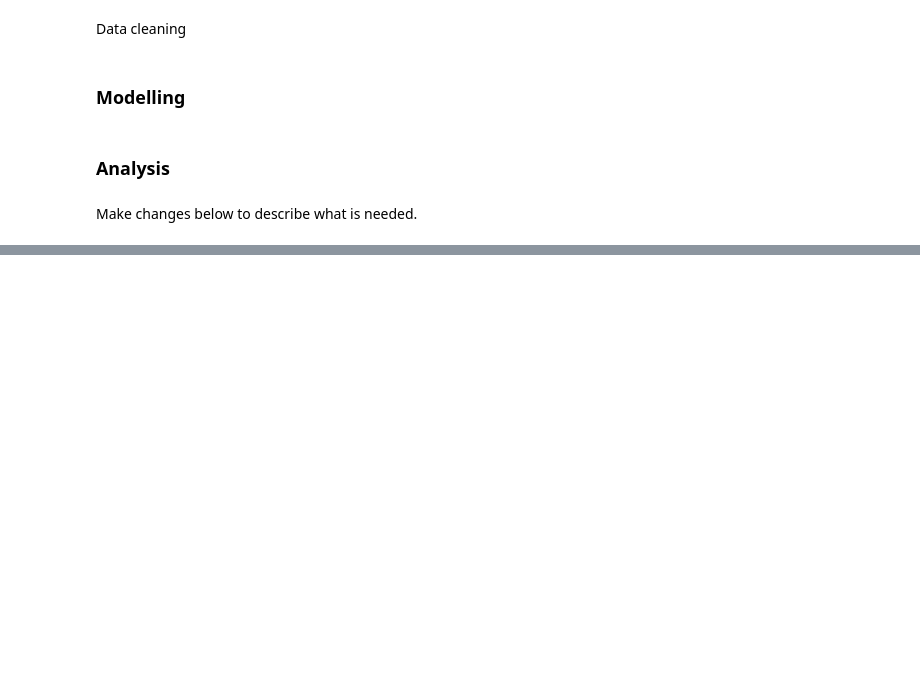
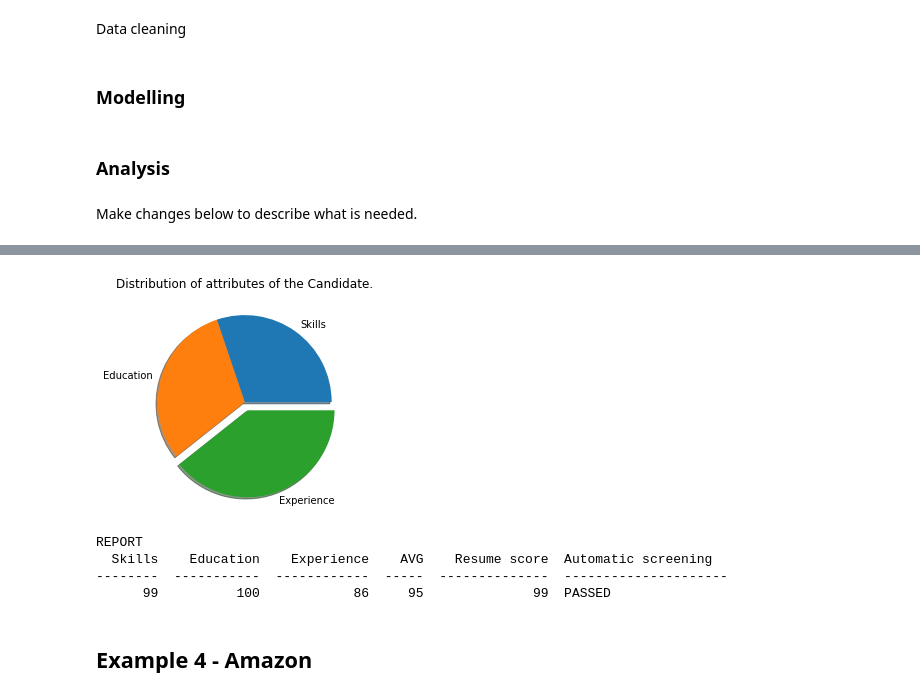
Before and after one commit to Javedz678/resume-screener, a Jupyter notebook: Resume_parser.ipynb, the cells around one changed output, grey strips where cells are left out. Saved outputs shown, nothing was run; the diff lists cells and outputs as text; code cells hidden in the pictures; blank space fills up the shorter version.

```diff
--- a/Resume_parser.ipynb
+++ b/Resume_parser.ipynb
@@ -215,0 +238,29 @@ REPORT
+# %%
+requiredExperience = "4-8 years of experience in software development with strong expertise in Java Experience with reactive programming Experience in building RESTful APIs with monitoring, fault tolerance and metrics Exposure to relational and NoSQL databases (Cassandra,Redis, DynamoDB) Exposure to server-side services using ElasticSearch and ESB - Camel, ActiveMQ Experience in JEE, Spring, Hibernate Knowledge of AJAX and Javascript/scripting language Strong experience with AWS Stack"
+
+candidateExperience = "Have 3 years of development experiance in working with reactive programing, JEE, Spring and Hybernate Experienced in building restful APIs with Java microservices Experienced in working on relational and noSql databases Experienced in working on kafka. Experienced in Javascript and python as scripting languages. well versed with AWS lamba, EC2 and S3."
+# %%
+#Organisation
+requireTopTierEducation = False
+min_criteria = 80
+requiredSkills = "JAVA, SPRING BOOT, Hybernate, SQL, DBMS, Angular, GIT, AI/ML, Jira, Jenkins, Kubernetes, node.js"
+if(requireTopTierEducation):
+  requiredEducation = "BE in computer science from" + ' '.join([str(elem) for elem in top_institutes])
+  checkTopInstitutes(education,requiredEducation)
+else:
+  requiredEducation = "BE in computer science "
+  checkEquvalentCourses(education,requiredEducation)
+# %%
+start(skills,requiredSkills)
+start(education,requiredEducation)
+sentenceTranformerModel(candidateExperience.lower(),requiredExperience.lower())
+drawPieChart()
+analytics()
+# %% [output]
+[figure, added]
+REPORT
+  Skills    Education    Experience    AVG    Resume score  Automatic screening
+--------  -----------  ------------  -----  --------------  ---------------------
+      99          100            86     95              99  PASSED
+# %% [markdown]
+## **Example 4 - Amazon**
```
Also changed, not shown: parts of 21 cells of this notebook.
